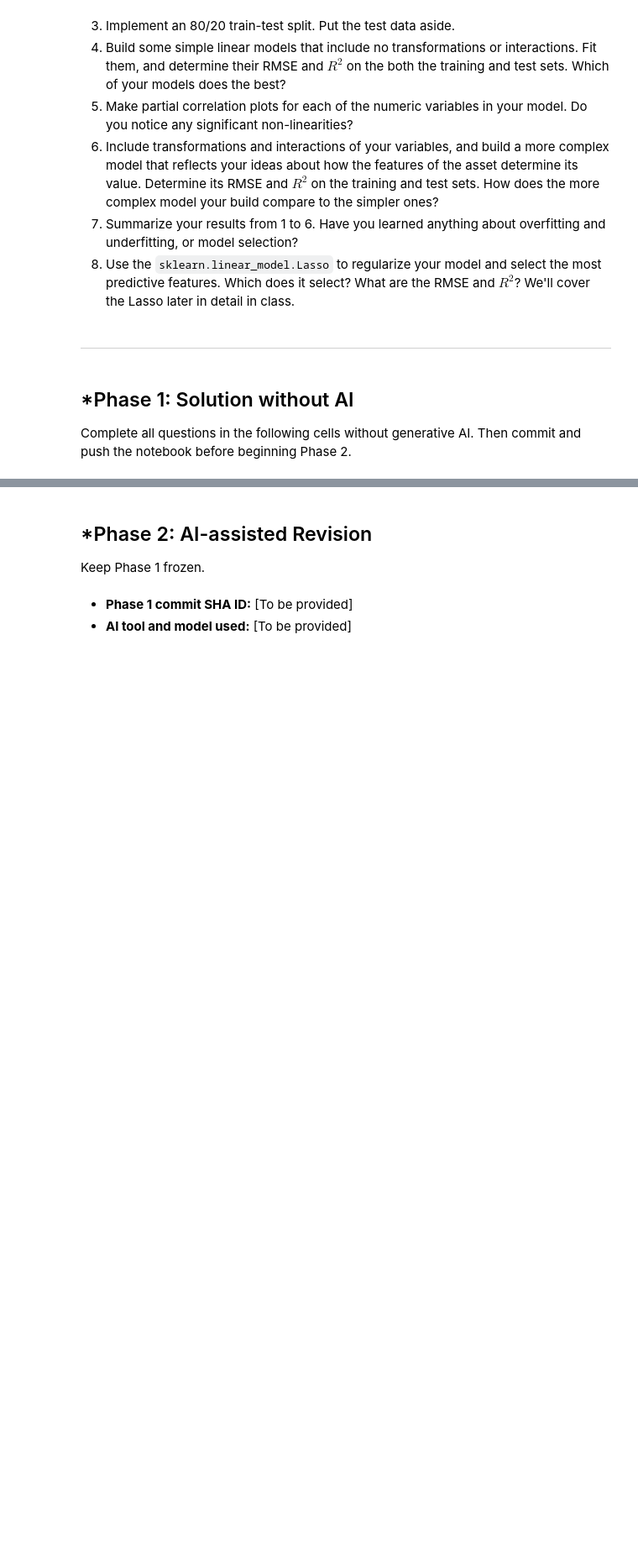
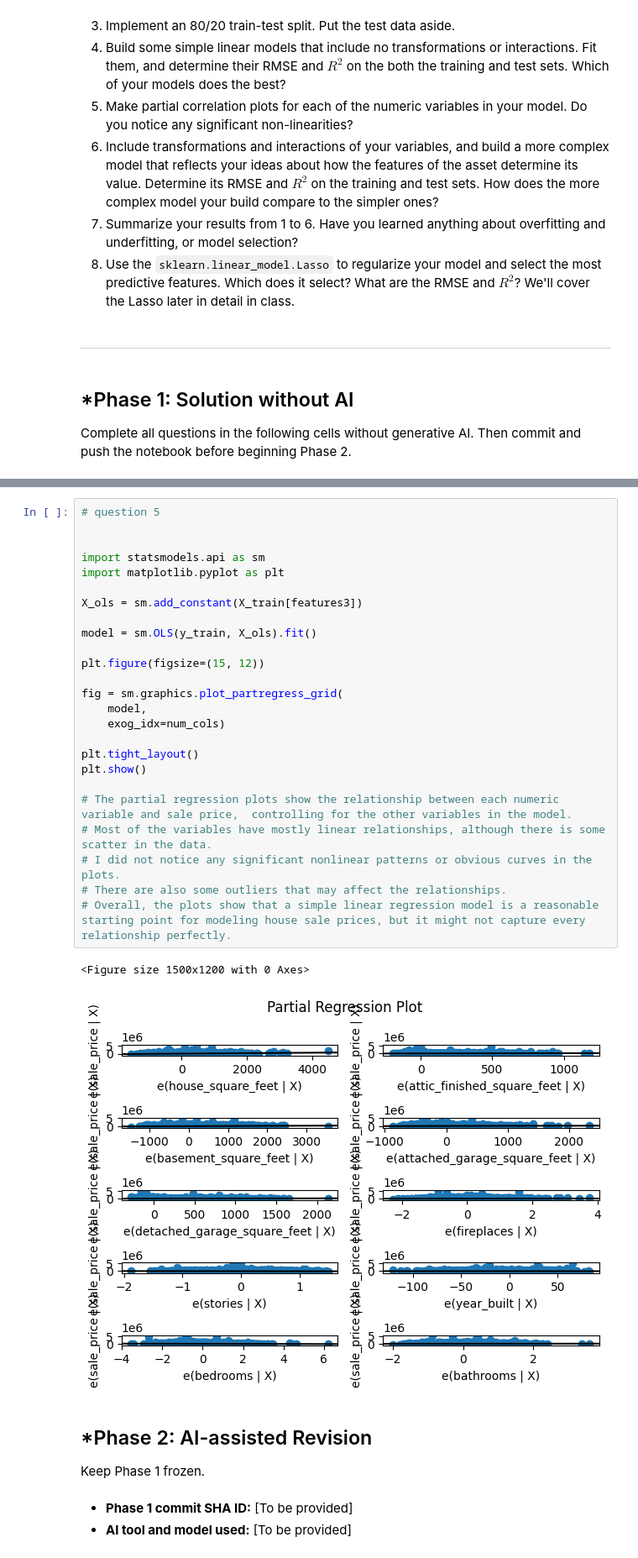
Before and after one commit to elijahschoeniger-cpu/L02-hedonic-pricing, a Jupyter notebook: notebook.ipynb, the cells around one changed output, grey strips where cells are left out. Shown at 84% size. Drawn from its saved outputs; the diff is of its cells as text; blank space fills up the shorter version.

```diff
--- a/notebook.ipynb
+++ b/notebook.ipynb
@@ -146,3 +198,31 @@ train: (13326, 30)  test: (3332, 30)
+# %%
+# question 5
+
+
+import statsmodels.api as sm
+import matplotlib.pyplot as plt
+
+X_ols = sm.add_constant(X_train[features3])
+
+model = sm.OLS(y_train, X_ols).fit()
+
+plt.figure(figsize=(15, 12))
+
+fig = sm.graphics.plot_partregress_grid(
+    model,
+    exog_idx=num_cols)
+
+plt.tight_layout()
+plt.show()
+
+# The partial regression plots show the relationship between each numeric variable and sale price,  controlling for the other variables in the model.
+# Most of the variables have mostly linear relationships, although there is some scatter in the data.
+# I did not notice any significant nonlinear patterns or obvious curves in the plots.
+# There are also some outliers that may affect the relationships.
+# Overall, the plots show that a simple linear regression model is a reasonable starting point for modeling house sale prices, but it might not capture every relationship perfectly.
+# %% [output]
+<Figure size 1500x1200 with 0 Axes>
+[figure, added]
 # %% [markdown]
 ## *Phase 2: AI-assisted Revision
 Keep Phase 1 frozen.
```
Also changed, not shown: parts of 3 cells of this notebook.
